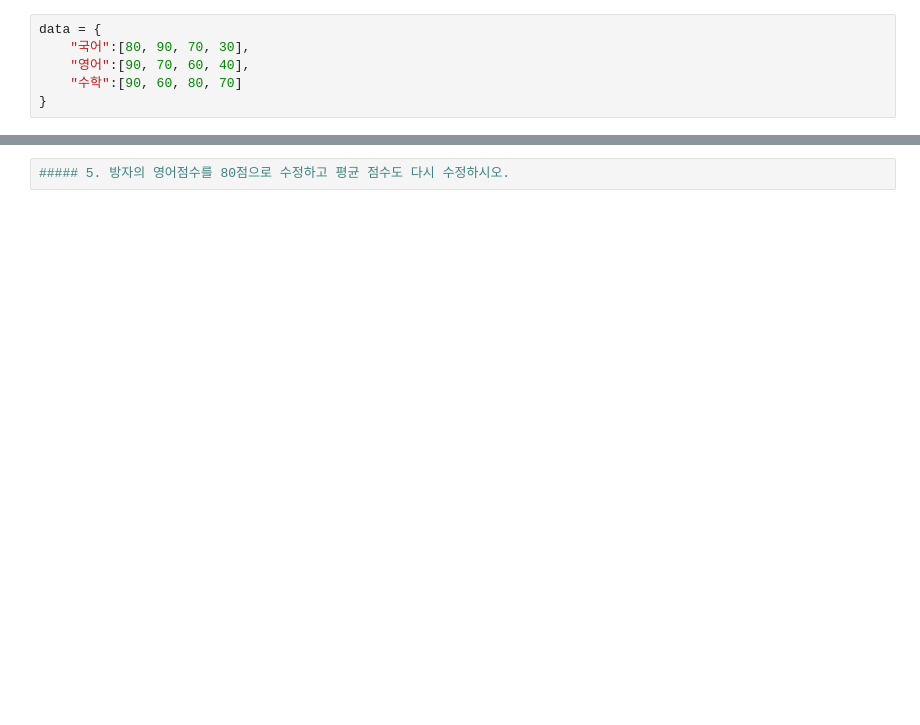
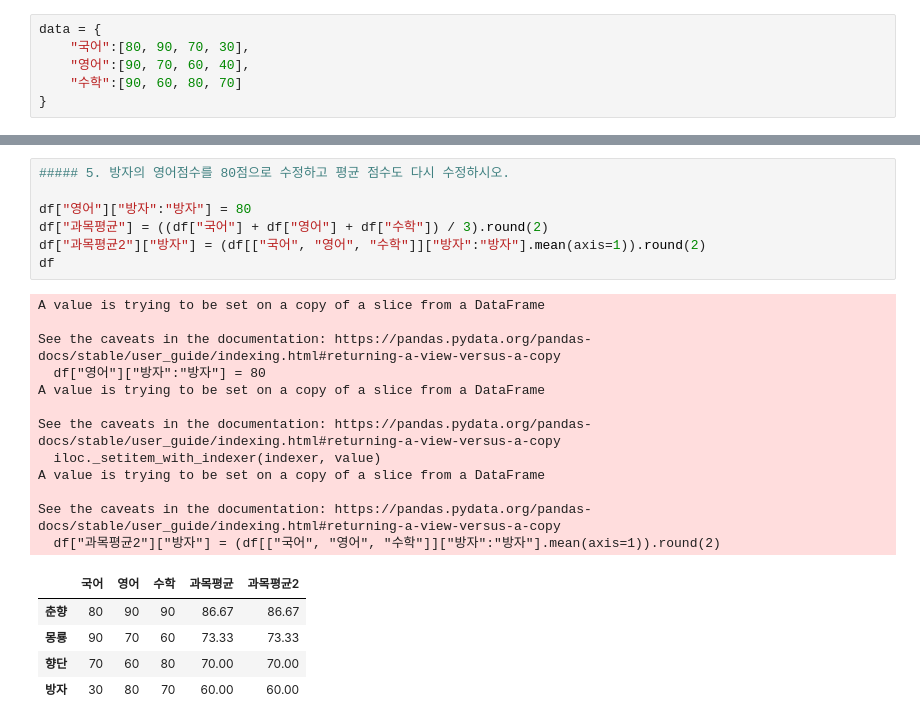
Before and after one commit to not147/PythonBasic, a Jupyter notebook: pythonwork/analysis/2_pandas.ipynb, the cells around one changed output, grey strips where cells are left out. Saved outputs shown, nothing was run; the diff lists cells and outputs as text; blank space fills up the shorter version.

```diff
--- a/pythonwork/analysis/2_pandas.ipynb
+++ b/pythonwork/analysis/2_pandas.ipynb
@@ -460,4 +495,27 @@ data = {
-# %%
-##### 5. 방자의 영어점수를 80점으로 수정하고 평균 점수도 다시 수정하시오.
+# %%
+##### 5. 방자의 영어점수를 80점으로 수정하고 평균 점수도 다시 수정하시오.
+
+df["영어"]["방자":"방자"] = 80
+df["과목평균"] = ((df["국어"] + df["영어"] + df["수학"]) / 3).round(2)
+df["과목평균2"]["방자"] = (df[["국어", "영어", "수학"]]["방자":"방자"].mean(axis=1)).round(2)
+df
+# %% [output]
+A value is trying to be set on a copy of a slice from a DataFrame
+
+See the caveats in the documentation: https://pandas.pydata.org/pandas-docs/stable/user_guide/indexing.html#returning-a-view-versus-a-copy
+  df["영어"]["방자":"방자"] = 80
+A value is trying to be set on a copy of a slice from a DataFrame
+
+See the caveats in the documentation: https://pandas.pydata.org/pandas-docs/stable/user_guide/indexing.html#returning-a-view-versus-a-copy
+  iloc._setitem_with_indexer(indexer, value)
+A value is trying to be set on a copy of a slice from a DataFrame
+
+See the caveats in the documentation: https://pandas.pydata.org/pandas-docs/stable/user_guide/indexing.html#returning-a-view-versus-a-copy
+  df["과목평균2"]["방자"] = (df[["국어", "영어", "수학"]]["방자":"방자"].mean(axis=1)).round(2)
+|  | 국어 | 영어 | 수학 | 과목평균 | 과목평균2 |
+| 춘향 | 80 | 90 | 90 | 86.67 | 86.67 |
+| 몽룡 | 90 | 70 | 60 | 73.33 | 73.33 |
+| 향단 | 70 | 60 | 80 | 70.00 | 70.00 |
+| 방자 | 30 | 80 | 70 | 60.00 | 60.00 |
 # %%
 ##### 6. 춘향의 점수를 데이터 프레임 형식으로 출력하시오
```
Also changed, not shown: parts of 39 cells of this notebook, 1 other file.
